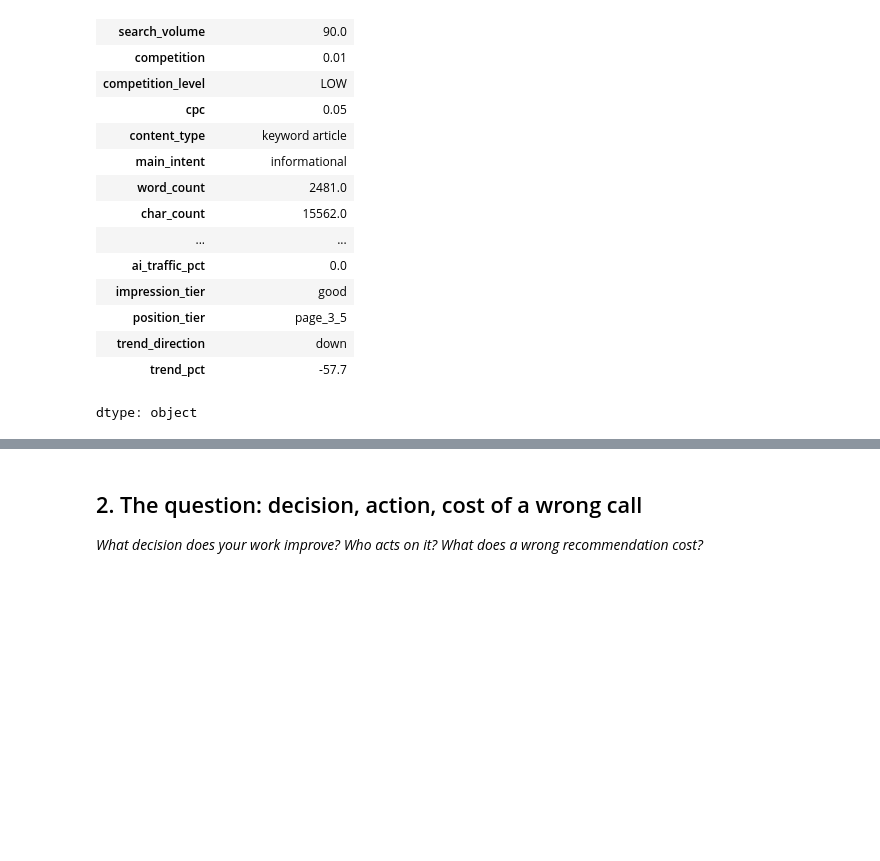
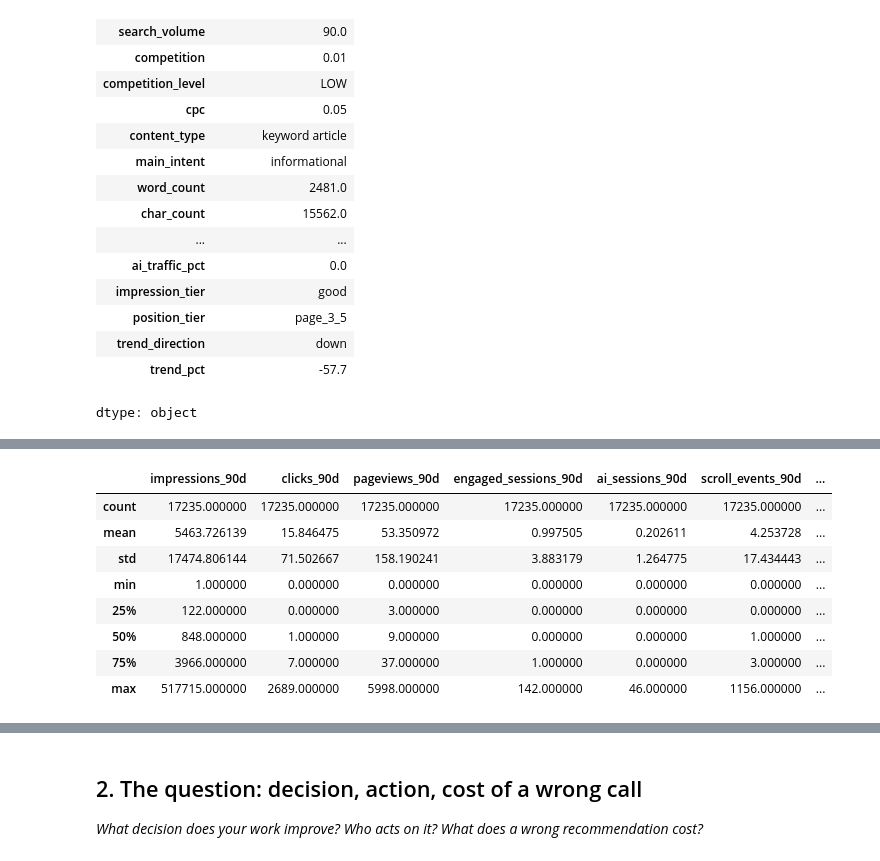
Before and after one commit to Maryam-Shile/flyrank_ml_internship, a Jupyter notebook: work/notebooks/w01_research_question.ipynb, the cells around one changed output, grey strips where cells are left out. Cells and saved outputs as stored; diff of their text form; code cells hidden in the pictures; blank space fills up the shorter version.

```diff
--- a/work/notebooks/w01_research_question.ipynb
+++ b/work/notebooks/w01_research_question.ipynb
@@ -118,0 +331,12 @@ dtype: object
+# %%
+performance_data.describe()
+# %% [output]
+|  | impressions_90d | clicks_90d | pageviews_90d | engaged_sessions_90d | ai_sessions_90d | scroll_events_90d | ... |
+| count | 17235.000000 | 17235.000000 | 17235.000000 | 17235.000000 | 17235.000000 | 17235.000000 | ... |
+| mean | 5463.726139 | 15.846475 | 53.350972 | 0.997505 | 0.202611 | 4.253728 | ... |
+| std | 17474.806144 | 71.502667 | 158.190241 | 3.883179 | 1.264775 | 17.434443 | ... |
+| min | 1.000000 | 0.000000 | 0.000000 | 0.000000 | 0.000000 | 0.000000 | ... |
+| 25% | 122.000000 | 0.000000 | 3.000000 | 0.000000 | 0.000000 | 0.000000 | ... |
+| 50% | 848.000000 | 1.000000 | 9.000000 | 0.000000 | 0.000000 | 1.000000 | ... |
+| 75% | 3966.000000 | 7.000000 | 37.000000 | 1.000000 | 0.000000 | 3.000000 | ... |
+| max | 517715.000000 | 2689.000000 | 5998.000000 | 142.000000 | 46.000000 | 1156.000000 | ... |
```
Also changed, not shown: parts of 22 cells of this notebook.
